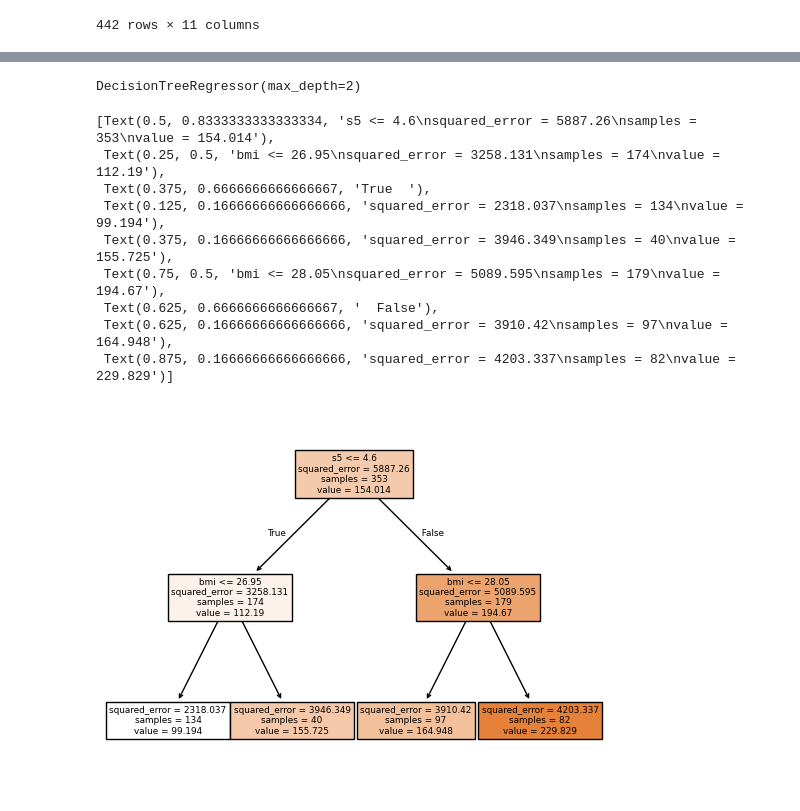
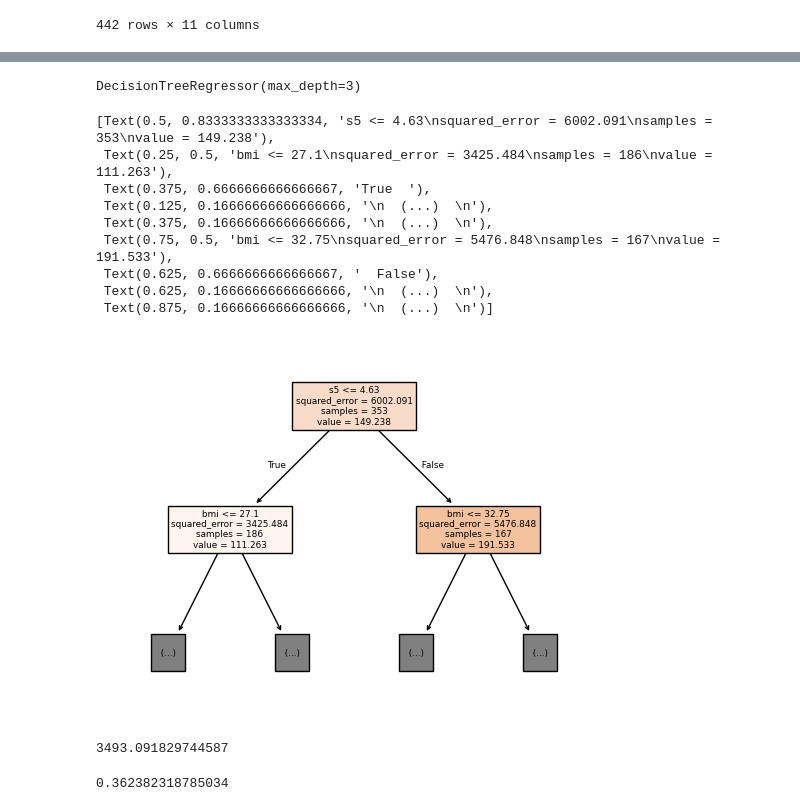
Before and after one commit to Elwing-Chou/ximen_ai_20260706, a Jupyter notebook: ximen20260713.ipynb, the cells around one changed output, grey strips where cells are left out. Drawn from its saved outputs; the diff is of its cells as text; code cells hidden in the pictures.

```diff
--- a/ximen20260713.ipynb
+++ b/ximen20260713.ipynb
@@ -79,24 +79,41 @@ from sklearn.tree import DecisionTreeRegressor
 # 過擬合: 任何模型都要防止, 防止過度學習訓練資料
 # 因為過度學習訓練資料, 通常反而會在現實資料表現得很差
 # 調參大部分時候就是為了控制這個擬合程度
-reg = DecisionTreeRegressor(max_depth=2)
+reg = DecisionTreeRegressor(max_depth=3)
 reg.fit(x_train, y_train)
 # %% [output]
-DecisionTreeRegressor(max_depth=2)
+DecisionTreeRegressor(max_depth=3)
 # %%
 from sklearn.tree import plot_tree
 plot_tree(reg,
           feature_names=x.columns,
           filled=True,
-          max_depth=2)
+          max_depth=1)
 # %% [output]
-[Text(0.5, 0.8333333333333334, 's5 <= 4.6\nsquared_error = 5887.26\nsamples = 353\nvalue = 154.014'),
- Text(0.25, 0.5, 'bmi <= 26.95\nsquared_error = 3258.131\nsamples = 174\nvalue = 112.19'),
+[Text(0.5, 0.8333333333333334, 's5 <= 4.63\nsquared_error = 6002.091\nsamples = 353\nvalue = 149.238'),
+ Text(0.25, 0.5, 'bmi <= 27.1\nsquared_error = 3425.484\nsamples = 186\nvalue = 111.263'),
  Text(0.375, 0.6666666666666667, 'True  '),
- Text(0.125, 0.16666666666666666, 'squared_error = 2318.037\nsamples = 134\nvalue = 99.194'),
- Text(0.375, 0.16666666666666666, 'squared_error = 3946.349\nsamples = 40\nvalue = 155.725'),
- Text(0.75, 0.5, 'bmi <= 28.05\nsquared_error = 5089.595\nsamples = 179\nvalue = 194.67'),
+ Text(0.125, 0.16666666666666666, '\n  (...)  \n'),
+ Text(0.375, 0.16666666666666666, '\n  (...)  \n'),
+ Text(0.75, 0.5, 'bmi <= 32.75\nsquared_error = 5476.848\nsamples = 167\nvalue = 191.533'),
  Text(0.625, 0.6666666666666667, '  False'),
- Text(0.625, 0.16666666666666666, 'squared_error = 3910.42\nsamples = 97\nvalue = 164.948'),
- Text(0.875, 0.16666666666666666, 'squared_error = 4203.337\nsamples = 82\nvalue = 229.829')]
+ Text(0.625, 0.16666666666666666, '\n  (...)  \n'),
+ Text(0.875, 0.16666666666666666, '\n  (...)  \n')]
-[figure, old version]
+[figure, new version]
+# %%
+from sklearn.metrics import mean_squared_error
+pre = reg.predict(x_test)
+mean_squared_error(y_test, pre)
+# %% [output]
+3493.091829744587
+# %%
+# r2 score: 1 - a / b
+# a: 認真猜的誤差 mse(pred, true)
+# b: 瞎猜的誤差 mse(mu, true)
+# 0(瞎 a/b=1) <= r2 <= 1(準 a/b=0)
+# r2 0.7-0.8(以上):棒 0.4-0.4(以上): 可接受
+from sklearn.metrics import r2_score
+pre = reg.predict(x_test)
+r2_score(y_test, pre)
+# %% [output]
+0.362382318785034
```
Also changed, not shown: parts of 1 cell of this notebook.
